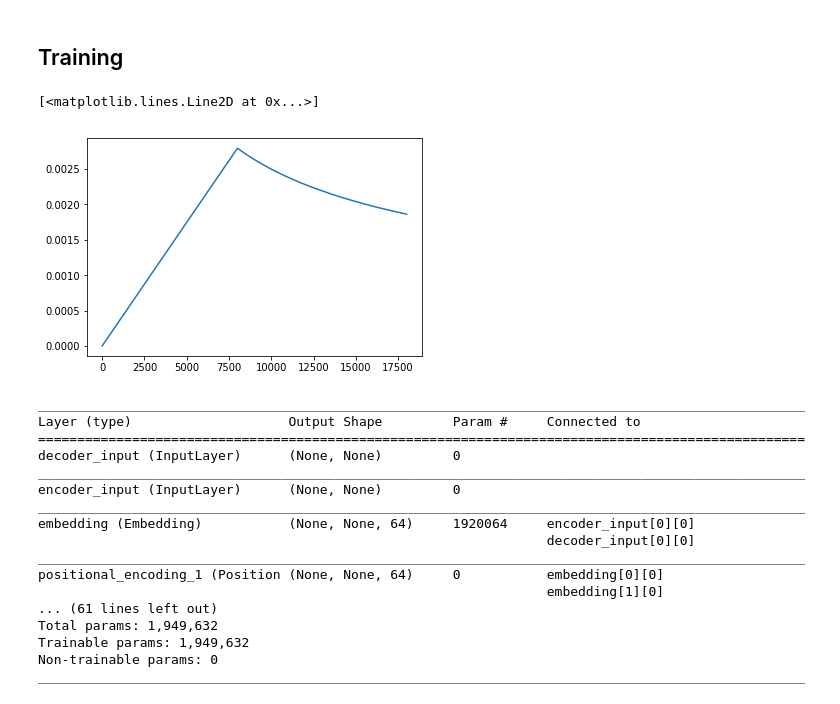
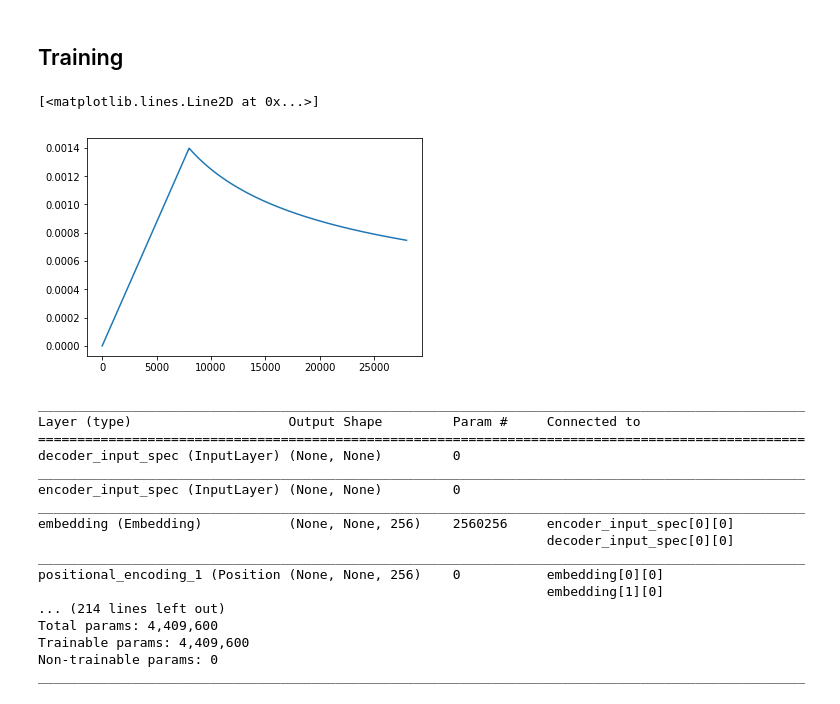
Before and after one commit to dantegates/attention-is-all-you-need, a Jupyter notebook: notebooks/train.ipynb, the cells around one changed output. Saved outputs shown, nothing was run; the diff lists cells and outputs as text; code cells hidden in the pictures.

```diff
--- a/notebooks/train.ipynb
+++ b/notebooks/train.ipynb
@@ -8,9 +8,10 @@ TODO
 # %%
 import sys; sys.path.insert(0, '..')
 # %%
+# more configs for training are defined later
 TRAINING_DIRECTORY = '../data/preprocessed_stories'
 EXTENSION = '.clean'
-N_TRAIN_FILES = 40000
+N_TRAIN_FILES = 100000
 N_TEST_FILES = 500
 TOKENS_PER_BATCH = 4096
 # %%
@@ -211,7 +210,6 @@ class SummaryBatchGenerator(BaseBatchGenerator):
         step_sizes = [size for _, _, size in steps]
         current_batch_x1s = []
         current_batch_x2s = []
-        current_batch_size = 0
         items = enumerate(zip(steps, step_sizes, step_sizes[1:]))
         max_used_i = 0
         for i, (step, step_size, next_step_size) in items:
@@ -221,19 +219,18 @@ class SummaryBatchGenerator(BaseBatchGenerator):
             encoder_tokens, decoder_tokens, _ = step
             current_batch_x1s.append(encoder_tokens)
             current_batch_x2s.append(decoder_tokens)
-            current_batch_size += step_size
-            if min_batch_size <= current_batch_size <= max_batch_size or \
-                    current_batch_size + next_step_size > max_batch_size:
+            next_batch_size = (len(current_batch_x1s) + 1) * next_step_size  # account for padding
+            if next_batch_size > max_batch_size:
                 max_used_i = i
-                x1 = pad_sequences(current_batch_x1s, value=self.pad_token)
-                x2 = pad_sequences(current_batch_x2s, value=self.pad_token)
+                x1 = pad_sequences(current_batch_x1s, value=self.pad_token, padding='post')
+                x2 = pad_sequences(current_batch_x2s, value=self.pad_token, padding='post')
                 X = [x1, x2[:,:-1]]
                 y = x2[:,1:]
                 batches.append((X, y))
-                current_batch_size = 0
                 current_batch_x1s, current_batch_x2s = [], []
             # if there aren't enough steps left to create a full sized batch
-            # then break
+            # then break, the leftover steps will be added to the next call
+            # to generate_batches()
             if sum(step_sizes[i+1:]) < batch_size:
                 break
         return (batches, steps[max_used_i+1:]) if max_used_i > 0 else (batches, steps)
@@ -338,7 +379,7 @@ from keras.callbacks import LearningRateScheduler
 # %%
 # # model architecture
-N_HEADS = 8
-N_LAYERS = 6
+N_HEADS = 4
+N_LAYERS = 4
 D_MODEL = 64*N_HEADS
 SENTENCE_LEN = None
 VOCAB_SIZE = TOKENIZER.vocab_size + 1  # +1 accounts for pad token
@@ -361,19 +402,20 @@ LOSS = perplexity
 
 # # batch training
 N_TRAIN_STEPS = 1_000
-CALLBACKS = [LearningRateScheduler(LEARNING_RATE_SCHEDULER.lr)]
+CALLBACKS = [LearningRateScheduler(LEARNING_RATE_SCHEDULER.lr),
+             TensorBoard(log_dir='./logs')]
 # %% [markdown]
 ## Training
 # %%
 import matplotlib.pyplot as plt
 %matplotlib inline
 scheduler = LRScheduler(D_MODEL, WARMUP_STEPS, LEARNING_RATE)
 learning_rates = [scheduler.lr()
-                  for _ in range(WARMUP_STEPS+10_000)]
+                  for _ in range(WARMUP_STEPS+20_000)]
 plt.plot(learning_rates)
 # %% [output]
 [<matplotlib.lines.Line2D at 0x...>]
-[figure, old version]
+[figure, new version]
 # %%
 from model import Transformer
 model = Transformer(
@@ -391,18 +433,18 @@ model.summary()
 __________________________________________________________________________________________________
 Layer (type)                    Output Shape         Param #     Connected to
 ==================================================================================================
-decoder_input (InputLayer)      (None, None)         0
+decoder_input_spec (InputLayer) (None, None)         0
 __________________________________________________________________________________________________
-encoder_input (InputLayer)      (None, None)         0
+encoder_input_spec (InputLayer) (None, None)         0
 __________________________________________________________________________________________________
-embedding (Embedding)           (None, None, 64)     1920064     encoder_input[0][0]
-                                                                 decoder_input[0][0]
+embedding (Embedding)           (None, None, 256)    2560256     encoder_input_spec[0][0]
+                                                                 decoder_input_spec[0][0]
 __________________________________________________________________________________________________
-positional_encoding_1 (Position (None, None, 64)     0           embedding[0][0]
+positional_encoding_1 (Position (None, None, 256)    0           embedding[0][0]
                                                                  embedding[1][0]
-... (61 lines left out)
-Total params: 1,949,632
-Trainable params: 1,949,632
+... (214 lines left out)
+Total params: 4,409,600
+Trainable params: 4,409,600
 Non-trainable params: 0
 __________________________________________________________________________________________________
 # %%
```
Also changed, not shown: parts of 24 cells of this notebook.
